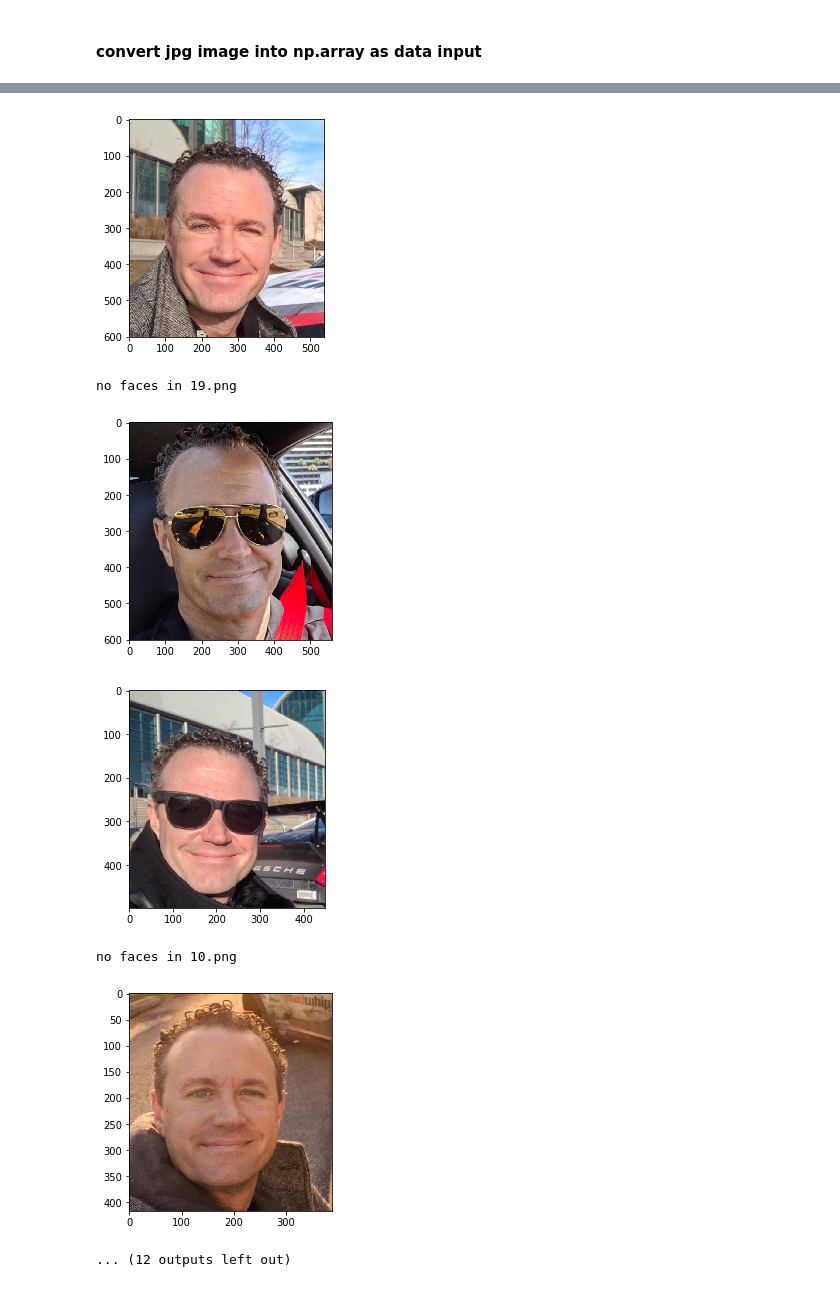
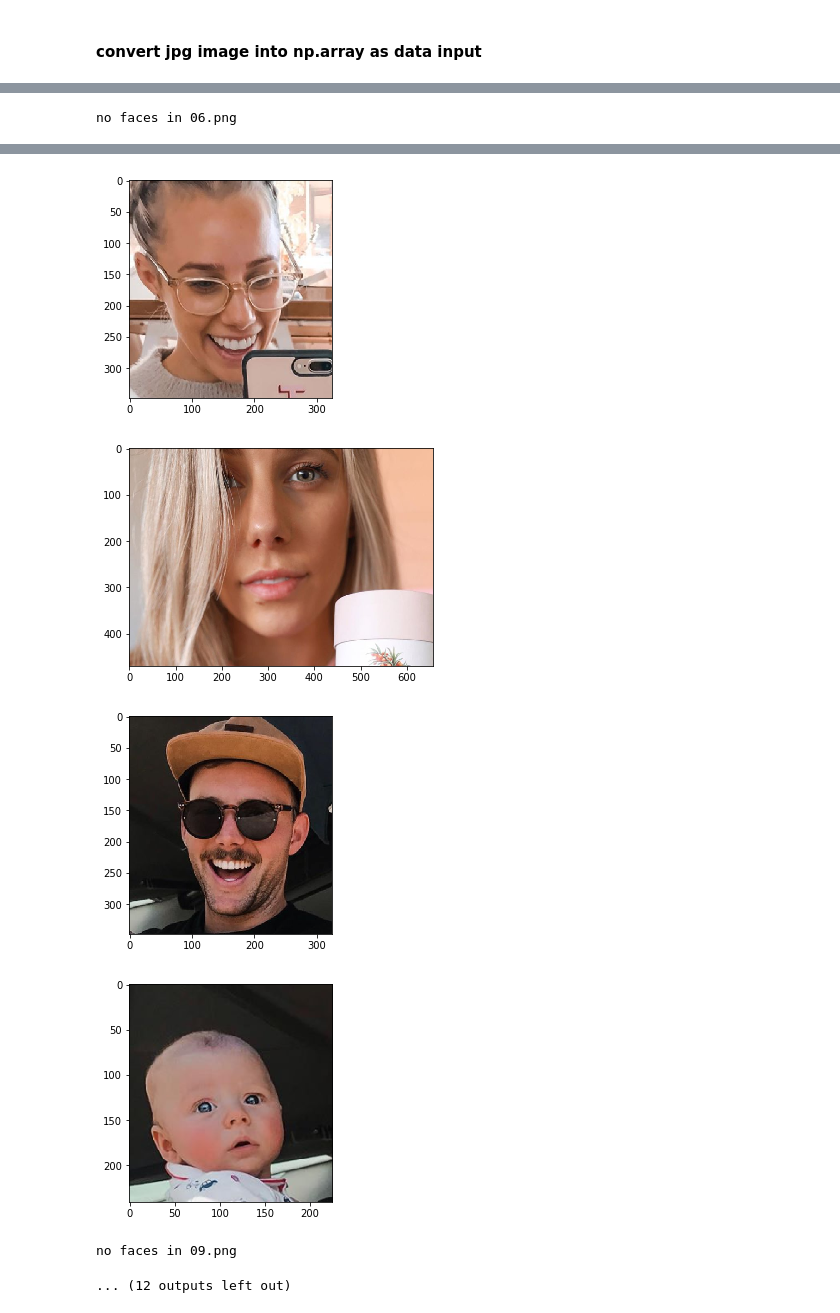
Before and after one commit to mzhou356/img2recommender, a Jupyter notebook: notebooks/model_testing.ipynb, the cells around one changed output, grey strips where cells are left out. Cells and saved outputs as stored; diff of their text form; code cells hidden in the pictures.

```diff
--- a/notebooks/model_testing.ipynb
+++ b/notebooks/model_testing.ipynb
@@ -230,5 +230,5 @@ def test_image(filepath):
     products = ['eyewear','beard','hat']
     print(f"highly recommend {products[index]} products to this IG user!")
 # %%
-test_image('../data/IG_photo/wolf_millionaire')
+test_image('../data/IG_photo/Sarah_Day')
 # %% [output]
@@ -237,0 +238 @@ test_image('../data/IG_photo/wolf_millionaire')
+no faces in 06.png
@@ -241,7 +242,6 @@ test_image('../data/IG_photo/wolf_millionaire')
-[figure, old version]
+[figure, new version]
-no faces in 19.png
-[figure, old version]
+[figure, new version]
-[figure, old version]
+[figure, new version]
+[figure, new version]
-no faces in 10.png
+no faces in 09.png
-[figure, old version]
 ... (12 outputs left out)
```
Also changed, not shown: parts of 4 cells of this notebook.
